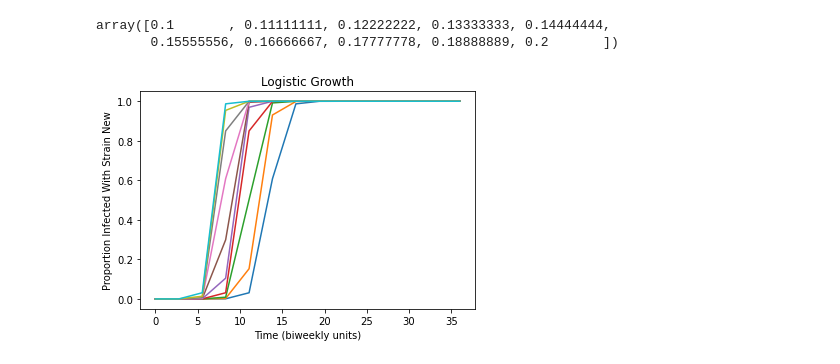
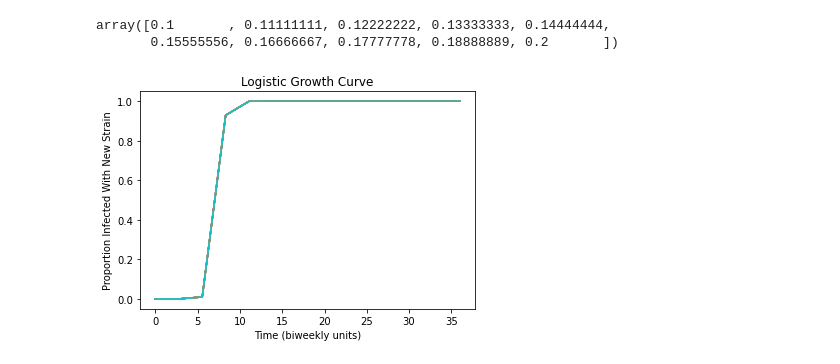
Before and after one commit to JennyHuang19/DOMATH_2022_COVID_MODELING, a Jupyter notebook: is_beta_wave_consistent.ipynb, the cells around one changed output. Saved outputs shown, nothing was run; the diff lists cells and outputs as text; code cells hidden in the pictures.

```diff
--- a/is_beta_wave_consistent.ipynb
+++ b/is_beta_wave_consistent.ipynb
@@ -28,3 +28,8 @@ randperm = np.random.permutation
 randuni = np.random.uniform
 sin = np.sin
 sqrt = np.sqrt
+# %%
+# access csv files, change file name as necessary
+casesData = pd.read_csv('CDC052322.csv', skiprows=(0,1))
+varData = pd.read_csv('CovidProps.csv')
+casesData[169:190]
@@ -31,7 +179,9 @@ sqrt = np.sqrt
 # %%
+### Old (Skip)
+
 # access csv files, change file name as necessary
 casesData = pd.read_csv('CDC052322.csv', skiprows=(0,1))
-varData = pd.read_csv('CovidPropsJ.csv')
+varData = pd.read_csv('CovidProps.csv')
 
 # specify columns, convert to numpy
 dates = pd.DataFrame(casesData, columns=['Date'])
@@ -41,24 +191,27 @@ avgCases = pd.DataFrame.to_numpy(avgCases, dtype=int)
 
 percentDelta = pd.DataFrame(varData, columns=['perc_deltas'])
 percentOmicron = pd.DataFrame(varData, columns=['perc_omicrons'])
+percentBA45 = pd.DataFrame(varData, columns=['perc_BA45'])
+
 percentDelta = pd.DataFrame.to_numpy(percentDelta, dtype=float)
 percentOmicron = pd.DataFrame.to_numpy(percentOmicron, dtype=float)
+percentBA45 = pd.DataFrame.to_numpy(percentBA45, dtype=float)
 
 # preallocate empty lists for biweekly dates and cases
 biweeklyDates = []
 biweeklyCases = []
 n = None
 
-#fill in biweekly dates/cases based on starting date (Jan 11 2021)
+#fill in biweekly dates/cases based on starting date (Dec 21 2021)
 for i in range(len(dates[:,0])):
     j = len(dates[:,0]) - 1 - i
-    if dates[j,0] == 'Jan 11 2021':
+    if dates[j,0] == 'Dec 21 2021':
         biweeklyDates.append(dates[j,0])
         biweeklyCases.append(avgCases[j,0])
         n = j
         break
 
-for i in range(34):
+for i in range(35):
     n = n - 14
     biweeklyDates.append(dates[n,0])
     biweeklyCases.append(avgCases[n,0])
@@ -66,14 +219,17 @@ for i in range(34):
 
 numDelta = []
 numOmicron = []
+numBA45 = []
 for i in range(len(biweeklyDates)):
     delta = percentDelta[i,0]*biweeklyCases[i]
     numDelta.append(delta)
     omicron = percentOmicron[i,0]*biweeklyCases[i]
     numOmicron.append(omicron)
+    BA45 = percentBA45[i,0]*biweeklyCases[i]
+    numBA45.append(BA45)
 
 
 
-finalTable = [['Dates', '# of Delta', '# of Omicron', '# of Total Cases']]
+finalTable = [['Dates', 'Percent Delta', 'Percent Omicron', 'Percent Ba45', '# of Delta', '# of Omicron', '# of BA45', '# of Total Cases']]
 for i in range(len(biweeklyDates)):
-    finalTable.append([biweeklyDates[i], numDelta[i], numOmicron[i], biweeklyCases[i]])
+    finalTable.append([biweeklyDates[i], percentDelta[i][0], percentOmicron[i][0], percentBA45[i][0], numDelta[i], numOmicron[i], numBA45[i], biweeklyCases[i]])
@@ -152,7 +393,9 @@ Although the shape of the Omicron curve is very similar to an approximat [beta,
 #### DOES THE PROPORTION OF A MORE VIRULENT STRAIN FIT A LOGISTIC GROWTH CURVE?
 # %%
 def L(x,t,beta,gamma):
-    # LOGISTIC GROWTH Differential Equation
+    '''
+    logistic growth curve differential equation.
+    '''
     return [-beta*x[0]*x[1], x[1]*(1-x[1])*beta*1] # [ignore, i_2_prop]
 # %%
 # Figuring out Time Units on X axis
@@ -178,35 +421,31 @@ array([0.1       , 0.11111111, 0.12222222, 0.13333333, 0.14444444,
 # %%
 # Population size of USA
 N = 329000000
 
 for diff_beta in diff_beta_grid:
 
     # proportions of i_1 and i_2
-    prop_i_2 = 1/N # initial proportion of variant 2: i_2/(i_2+i_1)
+    prop_i_2 = 1/N # initial proportion of variant 2: i_2/(i_2+i_1) (find what epsilon*N)
     x = [1-prop_i_2, prop_i_2] # (i_1/(i_2+i_1), i_2/(i_2+i_1))
 
-    # Time
-    days = 600
-    steps = days
-    T = np.linspace(0,days,steps)
 
     # Time units
     days = 14*36 # two weeks * 36
     steps = 14 # every 2 weeks
     T = np.linspace(0,days,steps)
 
     # Integrate (aka solve) the ODE; the logistic_vector is the solution.
-    logistic_vector = odeint(L, x, T, args=(diff_beta,gamma))
+    logistic_vector = odeint(L, x, T, args=(0.185,gamma))
 
     i_logistic_curve = logistic_vector[:,1]
 
     # plot
     plt.plot(T/14,i_logistic_curve,label="Logistic Growth")
     plt.xlabel('Time (biweekly units)')
-    plt.ylabel('Proportion Infected With Strain New')
-    plt.title('Logistic Growth')
+    plt.ylabel('Proportion Infected With New Strain')
+    plt.title('Logistic Growth Curve')
 # %% [output]
-[figure, old version]
+[figure, new version]
 # %%
 # Data From True Omicron Props.
 fig, ax = plt.subplots()
```
Also changed, not shown: parts of 23 cells of this notebook.
